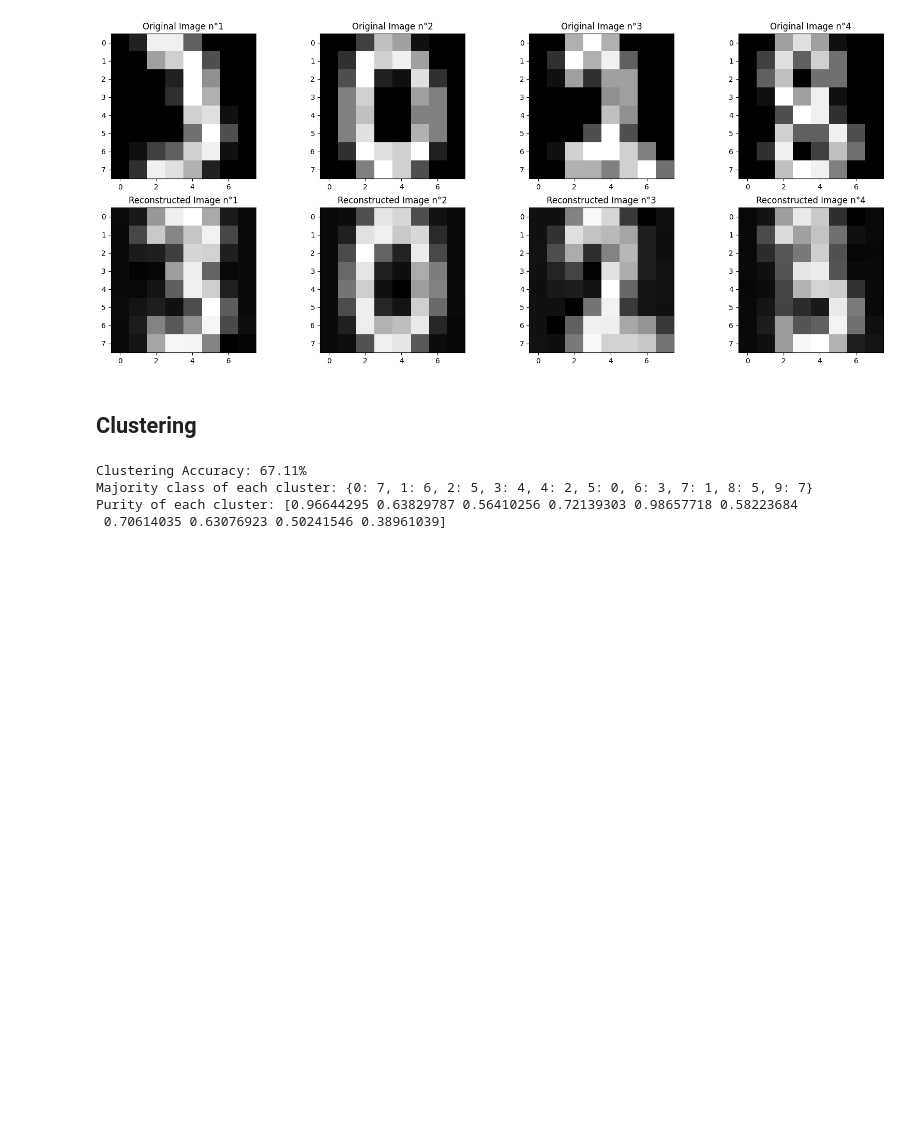
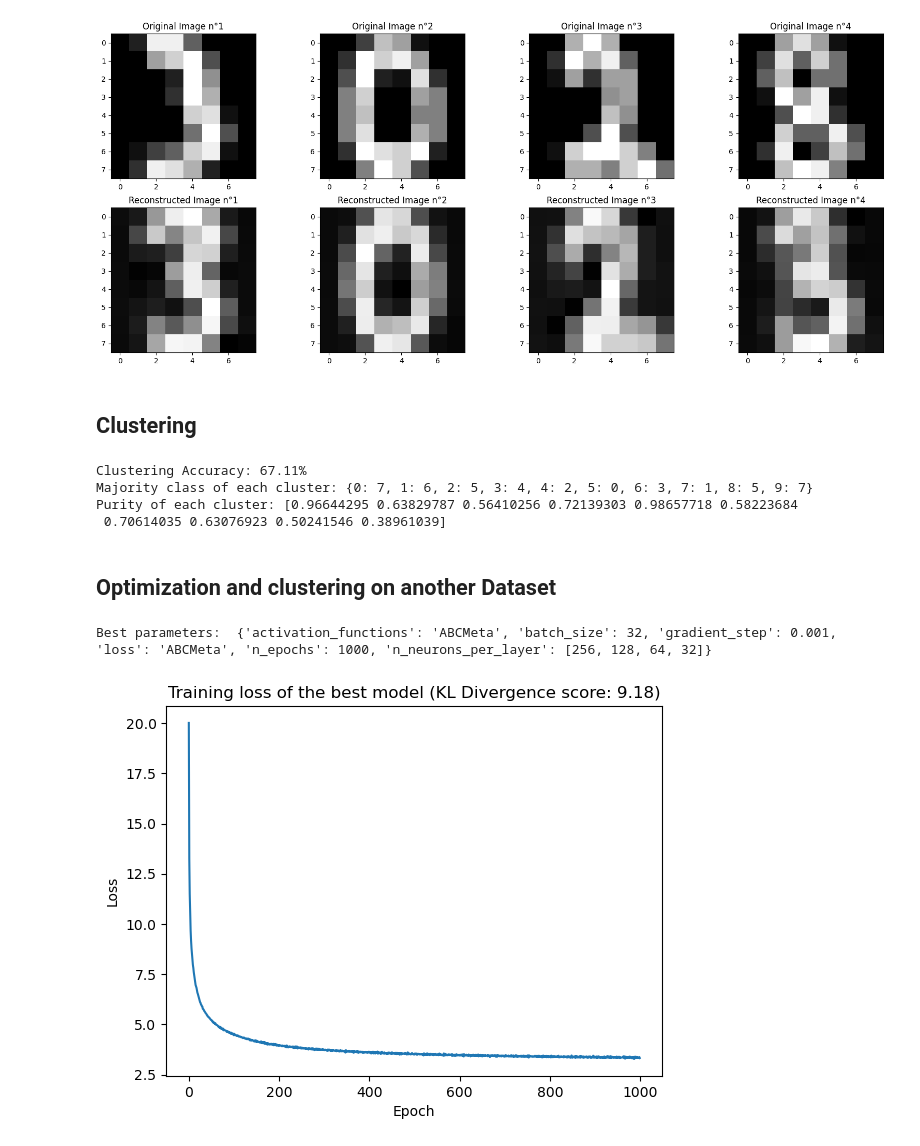
Before and after one commit to Ethan2541/Neural-Network-Library, a Jupyter notebook: experiments/clustering.ipynb, the cells around one changed output. Drawn from its saved outputs; the diff is of its cells as text; code cells hidden in the pictures; blank space fills up the shorter version.

```diff
--- a/experiments/clustering.ipynb
+++ b/experiments/clustering.ipynb
@@ -220,3 +220,37 @@ Clustering Accuracy: 67.11%
 Majority class of each cluster: {0: 7, 1: 6, 2: 5, 3: 4, 4: 2, 5: 0, 6: 3, 7: 1, 8: 5, 9: 7}
 Purity of each cluster: [0.96644295 0.63829787 0.56410256 0.72139303 0.98657718 0.58223684
  0.70614035 0.63076923 0.50241546 0.38961039]
+# %% [markdown]
+## Optimization and clustering on another Dataset
+# %%
+X, y = load_usps("../data/USPS_data.txt")
+
+# Min-Max Scaling
+x_min = X.min()
+x_max = X.max()
+X = (X - x_min) / (x_max - x_min)
+
+X_train, X_test, y_train, y_test = train_test_split(X, y, test_size=0.2)
+# %%
+params = {
+    "activation_functions": [Tanh],
+    "batch_size": [32],
+    "gradient_step": [0.001],
+    "loss": [MSELoss],
+    "n_epochs": [1000],
+    "n_neurons_per_layer": [[X_train.shape[1], 128, 64, 32]],
+}
+# %%
+best_model, best_params, best_score, best_losses = grid_search(X_train, X_test, params)
+# %%
+print("Best parameters: ", best_params)
+# %% [output]
+Best parameters:  {'activation_functions': 'ABCMeta', 'batch_size': 32, 'gradient_step': 0.001, 'loss': 'ABCMeta', 'n_epochs': 1000, 'n_neurons_per_layer': [256, 128, 64, 32]}
+# %%
+plt.plot(best_losses)
+plt.title(f"Training loss of the best model (KL Divergence score: {best_score:.2f})")
+plt.xlabel("Epoch")
+plt.ylabel("Loss")
+plt.show()
+# %% [output]
+[figure, added]
```
Also changed, not shown: parts of 3 cells of this notebook, 2 other files.
